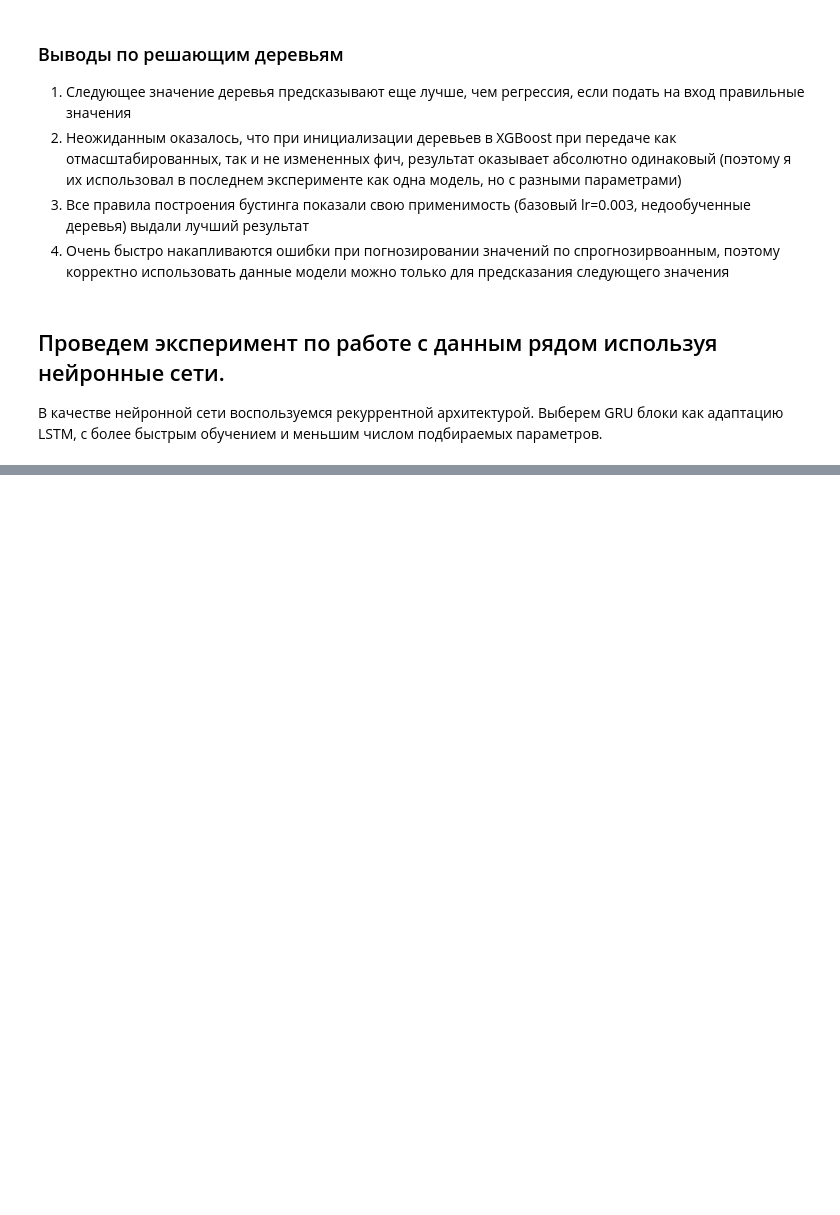
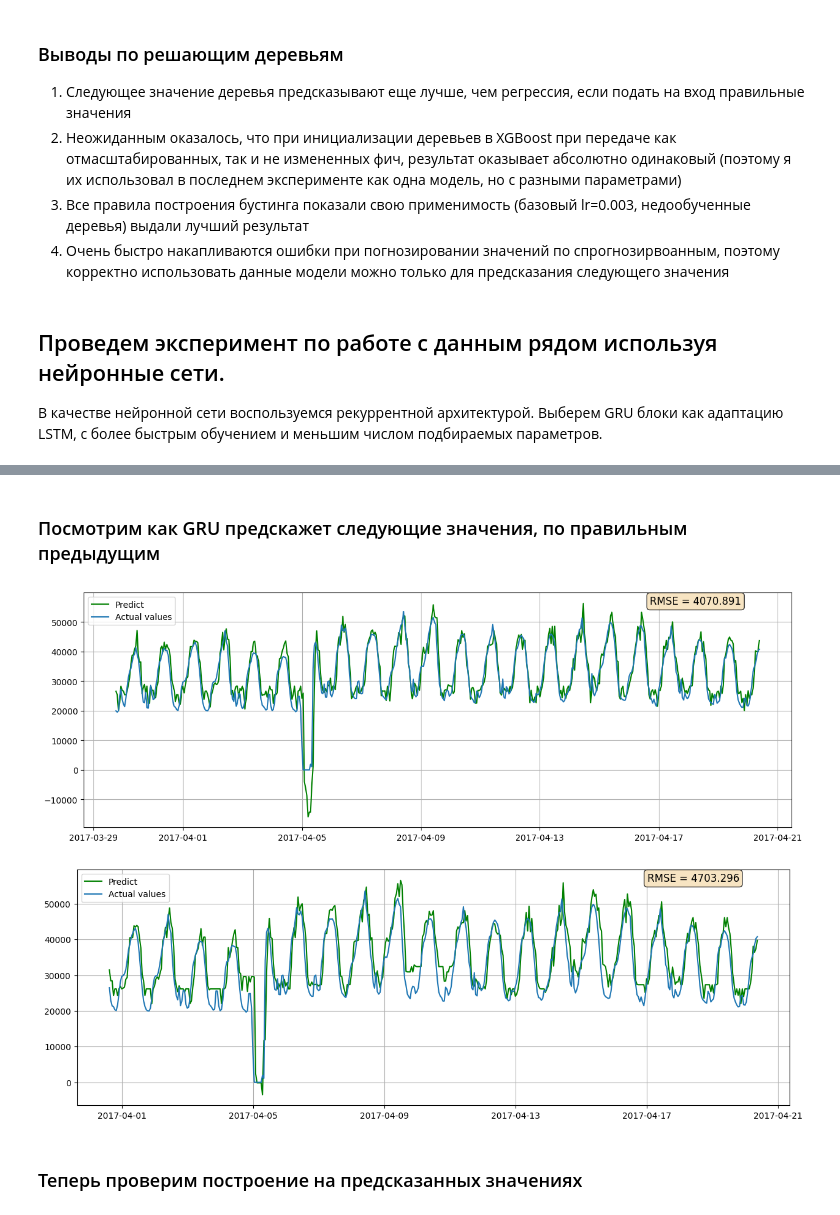
Before and after one commit to S-Kitaev/TimeSeriesPredictions, a Jupyter notebook: exp1_statistics_ml.ipynb, the cells around one changed output, grey strips where cells are left out. Saved outputs shown, nothing was run; the diff lists cells and outputs as text; code cells hidden in the pictures; blank space fills up the shorter version.

```diff
--- a/exp1_statistics_ml.ipynb
+++ b/exp1_statistics_ml.ipynb
@@ -796,0 +1009,47 @@ plot_predict_line(dataset["Time"].iloc[start_idx-n_samples_50:], target_list_50,
+# %%
+start_idx = int(len(dataset)*0.8)
+test_idx = np.arange(start_idx, len(dataset))
+test_values = dataset["Users"].iloc[test_idx]
+
+def plot_predict_line(x_axis, target_list, predict_list):
+    plt.figure(figsize=(15,5))
+    plt.plot(x_axis, predict_list, "g", label="Predict")
+
+    plt.plot(x_axis, target_list, label="Actual values")
+    plt.legend(loc="upper left")
+    plt.grid(True)
+
+    rmse = RMSE(np.array(target_list), np.array(predict_list))
+
+    plt.text(0.80, 0.95, f'RMSE = {rmse:.3f}', transform=plt.gca().transAxes,
+         fontsize=12, bbox=dict(boxstyle="round", facecolor='wheat', alpha=0.8))
+
+dataset_test_5 = SeriesDataset(test_values, n_samples=n_samples_5, scaler=scaler)
+dataset_test_50 = SeriesDataset(test_values, n_samples=n_samples_50, scaler=scaler)
+loader_test_5 = data.DataLoader(dataset_test_5, batch_size=len(test_values), shuffle=False)
+loader_test_50 = data.DataLoader(dataset_test_50, batch_size=len(test_values), shuffle=False)
+
+with torch.no_grad():
+    model_5.eval()
+    model_5.cpu()
+    for X_test, y_test in loader_test_5:
+        predicts_5 = model_5(X_test)
+
+with torch.no_grad():
+    model_50.eval()
+    model_50.cpu()
+    for X_test, y_test in loader_test_50:
+        predicts_50 = model_5(X_test)
+
+target_list_5 = list(dataset["Users"].iloc[start_idx+n_samples_5:])
+target_list_50 = list(dataset["Users"].iloc[start_idx+n_samples_50:])
+# %% [markdown]
+### Посмотрим как GRU предскажет следующие значения, по правильным предыдущим
+# %%
+plot_predict_line(dataset["Time"].iloc[start_idx+n_samples_5:], target_list_5, predicts_5)
+plot_predict_line(dataset["Time"].iloc[start_idx+n_samples_50:], target_list_50, predicts_50)
+# %% [output]
+[figure, added]
+[figure, added]
+# %% [markdown]
+### Теперь проверим построение на предсказанных значениях
```
Also changed, not shown: parts of 8 cells of this notebook.
